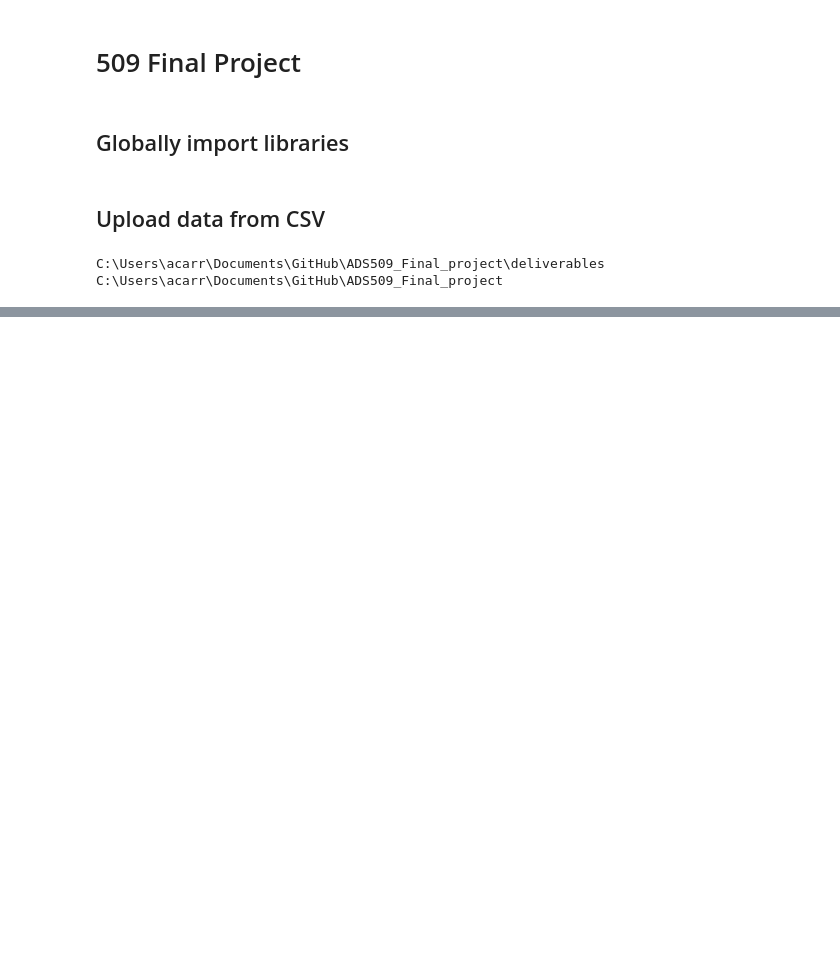
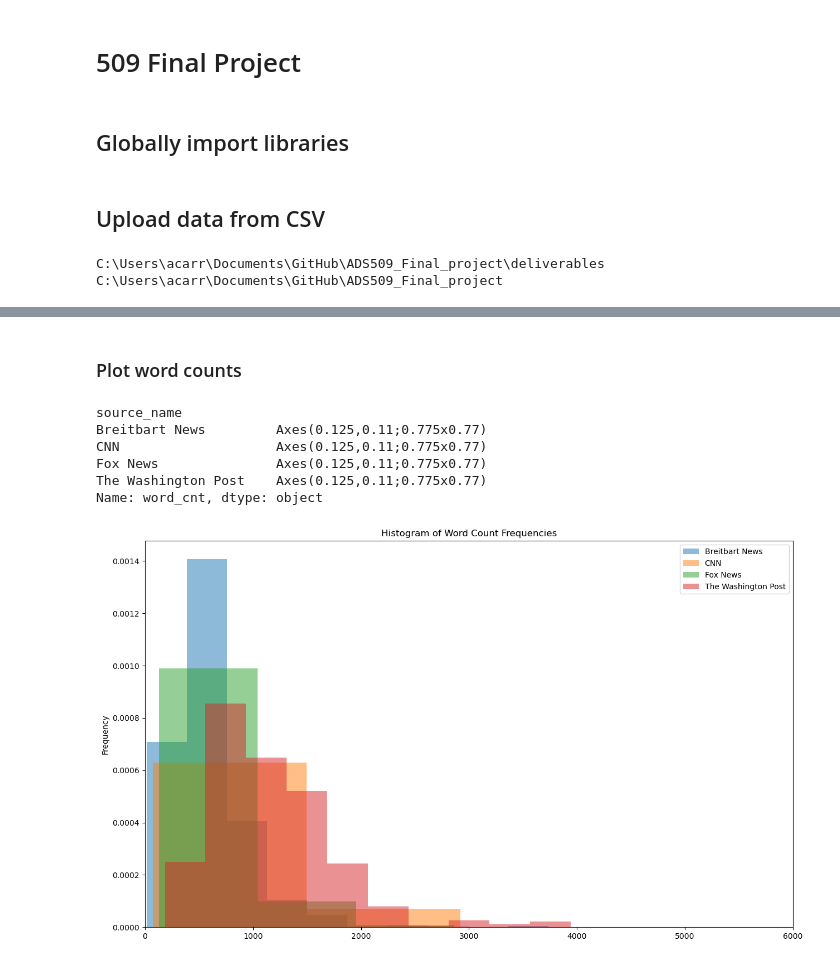
Before and after one commit to fausa/Bias_Detection_in_Journalism, a Jupyter notebook: deliverables/ADS509_CarrA_Final_Project_04_Preprocess_v1.ipynb, the cells around one changed output, grey strips where cells are left out. Drawn from its saved outputs; the diff is of its cells as text; code cells hidden in the pictures; blank space fills up the shorter version.

```diff
--- a/deliverables/ADS509_CarrA_Final_Project_04_Preprocess_v1.ipynb
+++ b/deliverables/ADS509_CarrA_Final_Project_04_Preprocess_v1.ipynb
@@ -92,0 +249,18 @@ slct_tbl_full_df03 = slct_tbl_full_df02[['source_name',
+# %% [markdown]
+### Plot word counts
+# %%
+slct_tbl_full_df03.groupby('source_name')['word_cnt'].plot(kind="hist",
+                                                           density=True,
+                                                           alpha=0.5,
+                                                           legend=True,
+                                                           figsize=(15,9),
+                                                           title='Histogram of Word Count Frequencies',
+                                                           xlim=(0,6000))
+# %% [output]
+source_name
+Breitbart News         Axes(0.125,0.11;0.775x0.77)
+CNN                    Axes(0.125,0.11;0.775x0.77)
+Fox News               Axes(0.125,0.11;0.775x0.77)
+The Washington Post    Axes(0.125,0.11;0.775x0.77)
+Name: word_cnt, dtype: object
+[figure, added]
```
Also changed, not shown: parts of 31 cells of this notebook, 1 other file.
